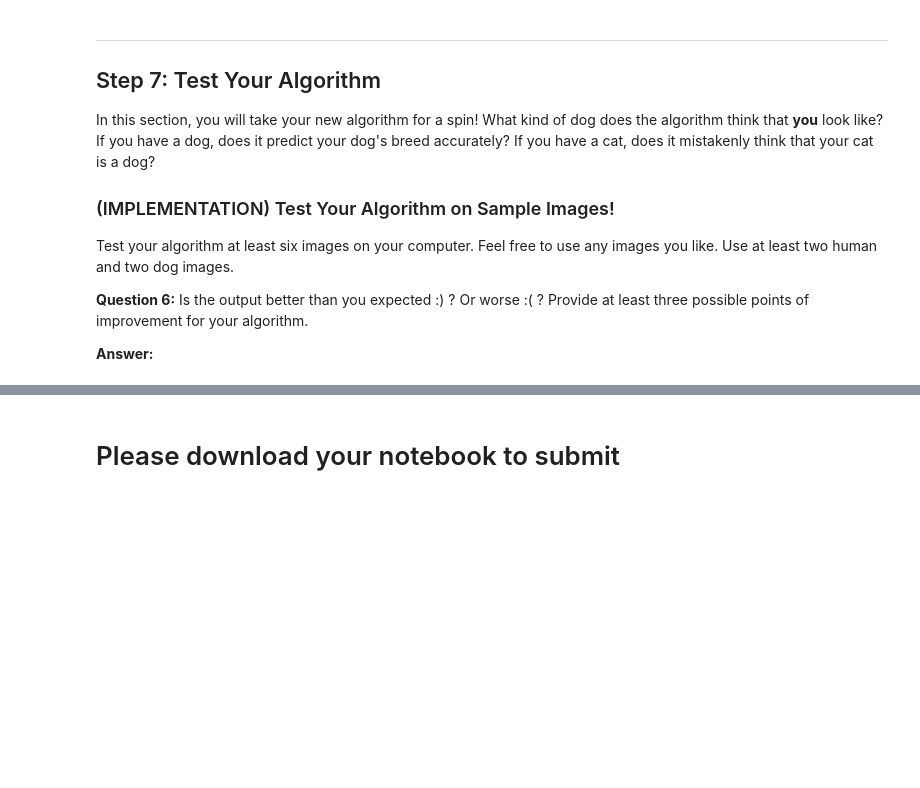
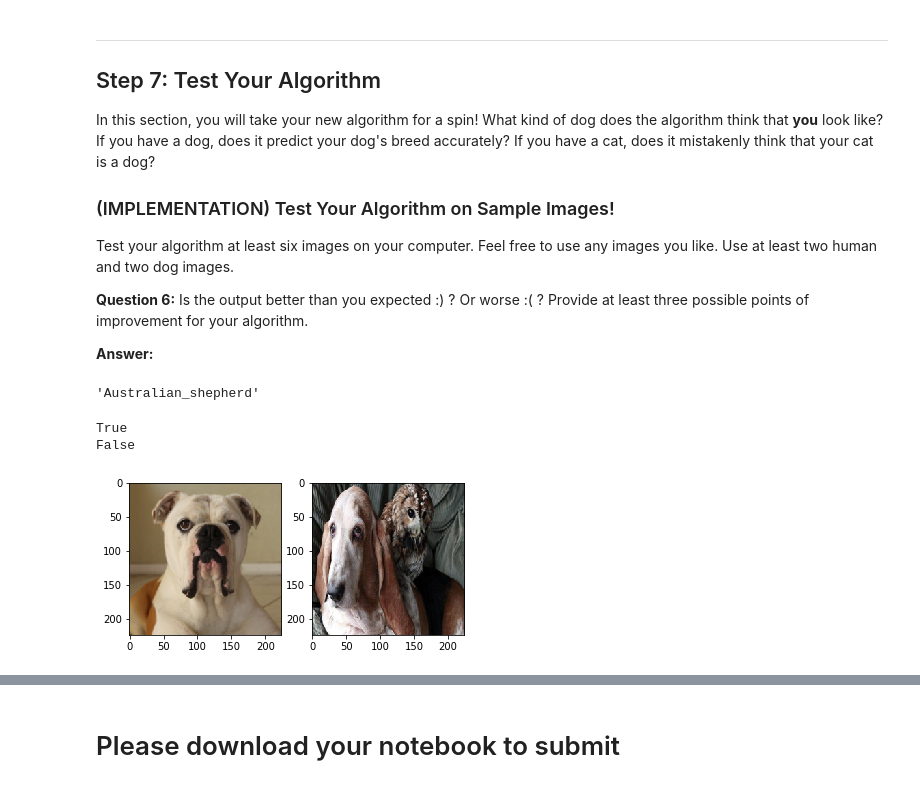
Before and after one commit to matthiasbuehl/dog-project, a Jupyter notebook: dog_app.ipynb, the cells around one changed output, grey strips where cells are left out. Saved outputs shown, nothing was run; the diff lists cells and outputs as text; code cells hidden in the pictures; blank space fills up the shorter version.

```diff
--- a/dog_app.ipynb
+++ b/dog_app.ipynb
@@ -633,7 +632,7 @@ _________________________________________________________________
 ### (IMPLEMENTATION) Compile the Model
 # %%
 ### TODO: Compile the model.
-ResNet50_model.compile(loss='categorical_crossentropy', optimizer='rmsprop', metrics=['accuracy'])
+ResNet50_model_mb.compile(loss='categorical_crossentropy', optimizer='rmsprop', metrics=['accuracy'])
 # %% [markdown]
 ### (IMPLEMENTATION) Train the Model
 
@@ -651,7 +650,7 @@ print(train_targets.shape)
 checkpointer = ModelCheckpoint(filepath='saved_models/weights.best.ResNet50.hdf5',
                                verbose=1, save_best_only=True)
 
-ResNet50_model.fit(train_ResNet50, train_targets,
+ResNet50_model_mb.fit(train_ResNet50, train_targets,
           validation_data=(valid_ResNet50, valid_targets),
           epochs=20, batch_size=20, callbacks=[checkpointer], verbose=1)
 # %% [output]
@@ -677,7 +676,7 @@ Epoch 00020: val_loss did not improve from 0.63100
 ### (IMPLEMENTATION) Load the Model with the Best Validation Loss
 # %%
 ### TODO: Load the model weights with the best validation loss.
-ResNet50_model.load_weights('saved_models/weights.best.ResNet50.hdf5')
+ResNet50_model_mb.load_weights('saved_models/weights.best.ResNet50.hdf5')
 # %% [markdown]
 ### (IMPLEMENTATION) Test the Model
 
@@ -840,0 +793,42 @@ __Answer:__
+# %%
+#print(rand_dog())
+#print(rand_human())
+#dog_img_path_by_breed_ix(0)
+#human_files_short[0]
+ResNet50_predict_breed(rand_dog())
+# %% [output]
+'Australian_shepherd'
+# %%
+def breed_detector(img_path):
+    # extract bottleneck features
+    bottleneck_feature = extract_Resnet50(path_to_tensor(img_path))
+    # obtain predicted vector
+    predicted_vector = ResNet50_model_mb.predict(bottleneck_feature)
+    # return dog breed that is predicted by the model
+    #return dog_names[np.argmax(predicted_vector)]
+
+
+    #bottleneck_feature = extract_Resnet50(path_to_tensor(img_path))
+    #predicted_vector = ResNet50_model.predict(bottleneck_feature)
+
+    breed_ix = np.argmax(predicted_vector)
+    breed_id = breed_ix + 1
+    #print('breed_ix:', breed_ix)
+    #print('breed_id:', breed_id)
+
+    dog_img_path = dog_img_path_by_breed_ix(breed_ix)
+    dog_name = dog_names[breed_ix]
+    #print('dog_img_path:', dog_img_path)
+    #print('dog_name:', dog_name)
+
+    return (dog_name, dog_img_path)
+# %%
+img_path = rand_dog()
+print(dog_detector(img_path))
+print(face_detector(img_path))
+dog_name, dog_img_path = breed_detector(rand_dog())
+plot_imgs([img_path, dog_img_path])
+# %% [output]
+True
+False
+[figure, added]
```
Also changed, not shown: parts of 26 cells of this notebook.
